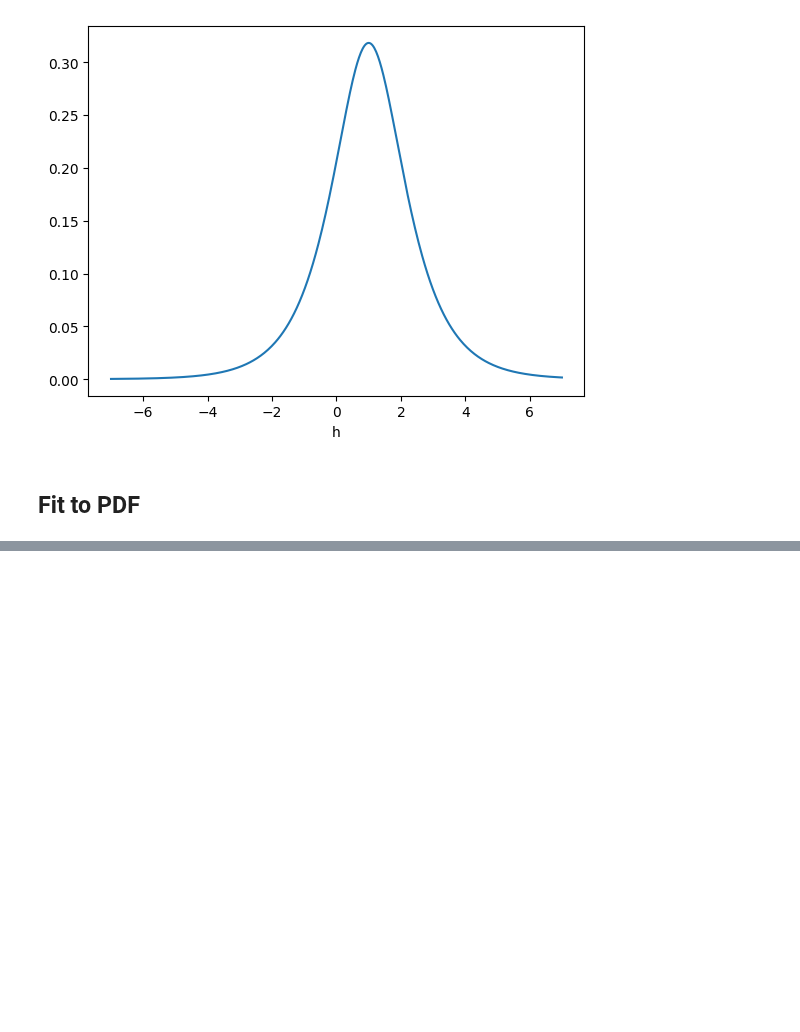
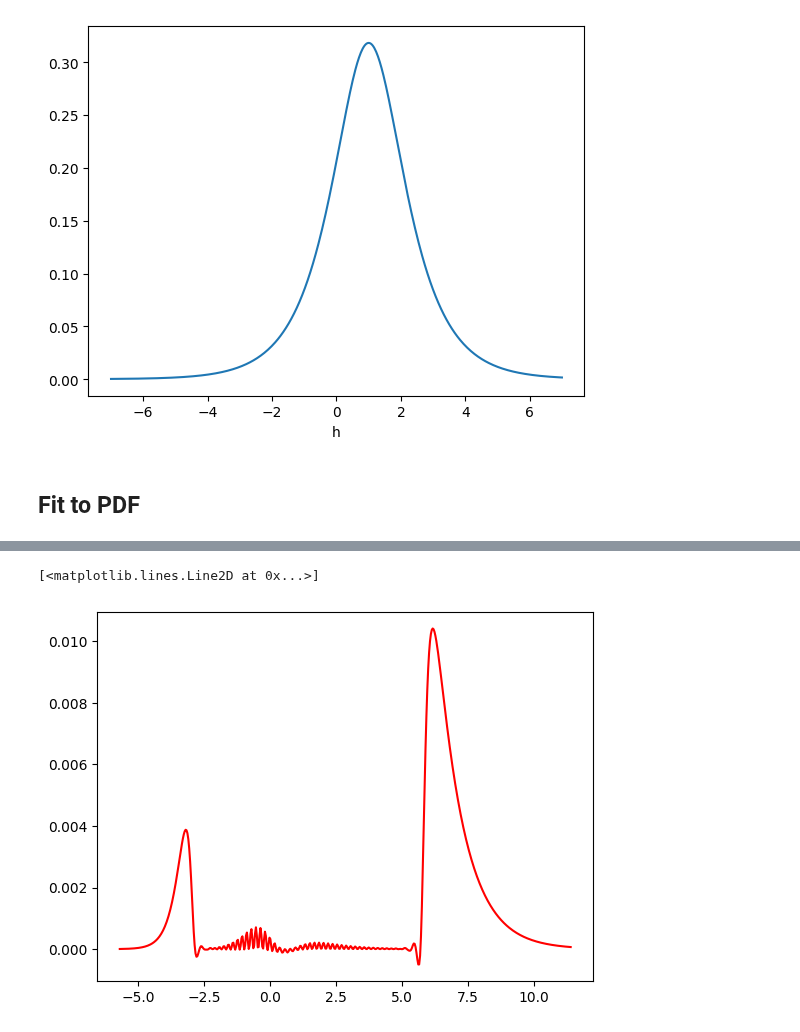
Before and after one commit to DesignToolInvestor/ManetSim, a Jupyter notebook: CdfFit/Note Books/sech.ipynb, the cells around one changed output, grey strips where cells are left out. Cells and saved outputs as stored; diff of their text form; code cells hidden in the pictures; blank space fills up the shorter version.

```diff
--- a/CdfFit/Note Books/sech.ipynb
+++ b/CdfFit/Note Books/sech.ipynb
@@ -157,6 +162,16 @@ ax.set_ylim(1e-4,2)
 # %%
-# zGrid = Grid1(*extZRange, nPlot)
-# diff = tuple(Interp0(weight,))
+zGrid = Grid1(*extZRange, nPlot)
+est = Interp1(sechApprox, zGrid)
+pdf = tuple(dist.Pdf(map_.Inverse(z)) for z in zGrid)
+diff = tuple(p - e for (p,e) in zip(pdf,est))
+
+plot.plot(zGrid, diff, c='red')
+
+# plot.plot(zGrid, pdf, c='blue')
+# plot.plot(zGrid, est, c='green')
+# %% [output]
+[<matplotlib.lines.Line2D at 0x...>]
+[figure, added]
 # %%
 def ErrorZ(sechApprox, F):
 	sechZ,weight = sechApprox
```
Also changed, not shown: parts of 18 cells of this notebook, 1 other file.
